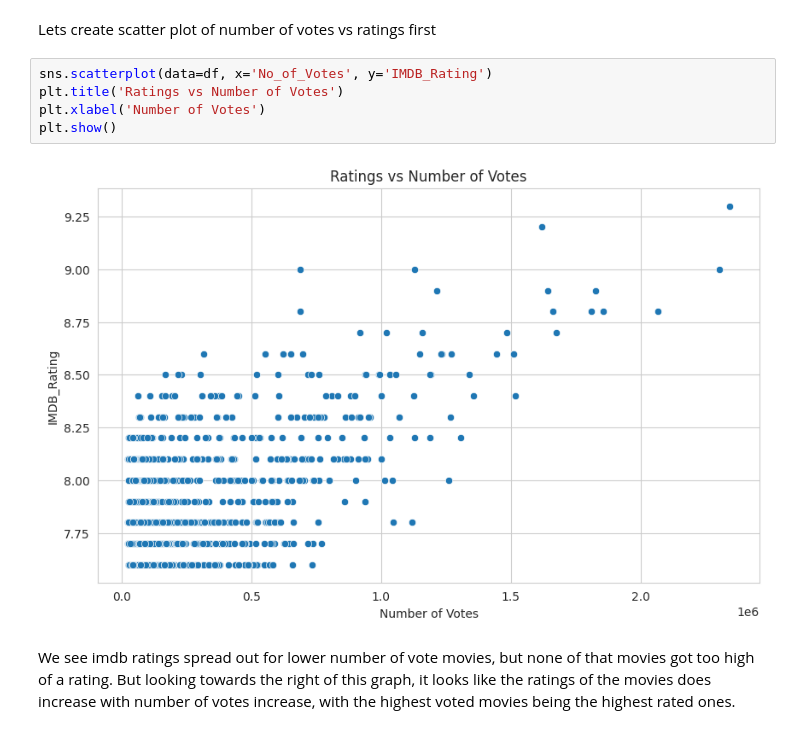
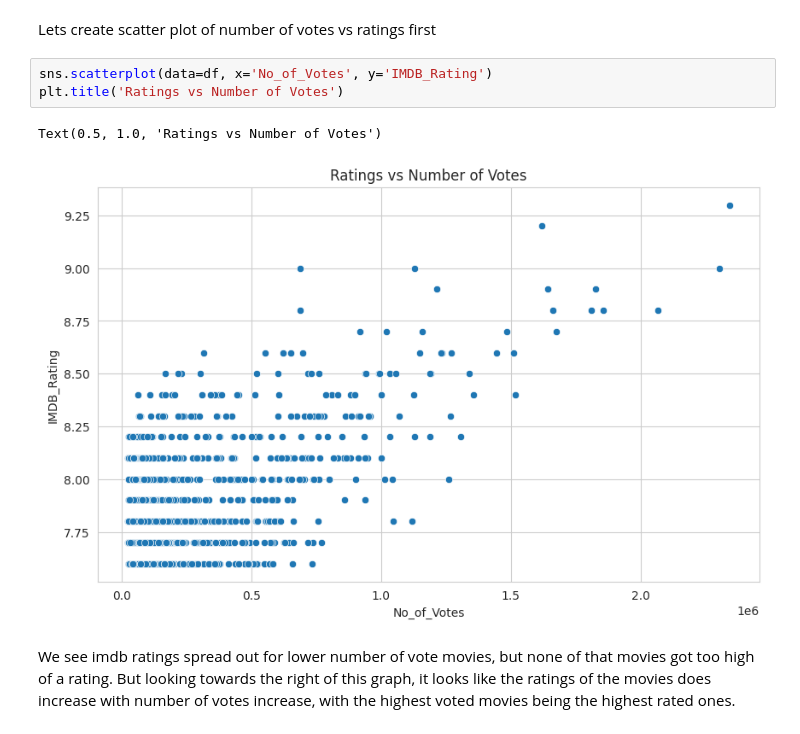
Before and after one commit to rahulkrishna-s/imdb-eda-notebooks, a Jupyter notebook: notebooks/imdb_eda.ipynb, the cells around one changed output. Drawn from its saved outputs; the diff is of its cells as text.

```diff
--- a/notebooks/imdb_eda.ipynb
+++ b/notebooks/imdb_eda.ipynb
@@ -291,9 +298,8 @@ Lets create scatter plot of number of votes vs ratings first
 # %%
 sns.scatterplot(data=df, x='No_of_Votes', y='IMDB_Rating')
 plt.title('Ratings vs Number of Votes')
-plt.xlabel('Number of Votes')
-plt.show()
 # %% [output]
+Text(0.5, 1.0, 'Ratings vs Number of Votes')
-[figure, old version]
+[figure, new version]
 # %% [markdown]
 We see imdb ratings spread out for lower number of vote movies, but none of that movies got too high of a rating. But looking towards the right of this graph, it looks like the ratings of the movies does increase with number of votes increase, with the highest voted movies being the highest rated ones.
```
Also changed, not shown: parts of 21 cells of this notebook.
